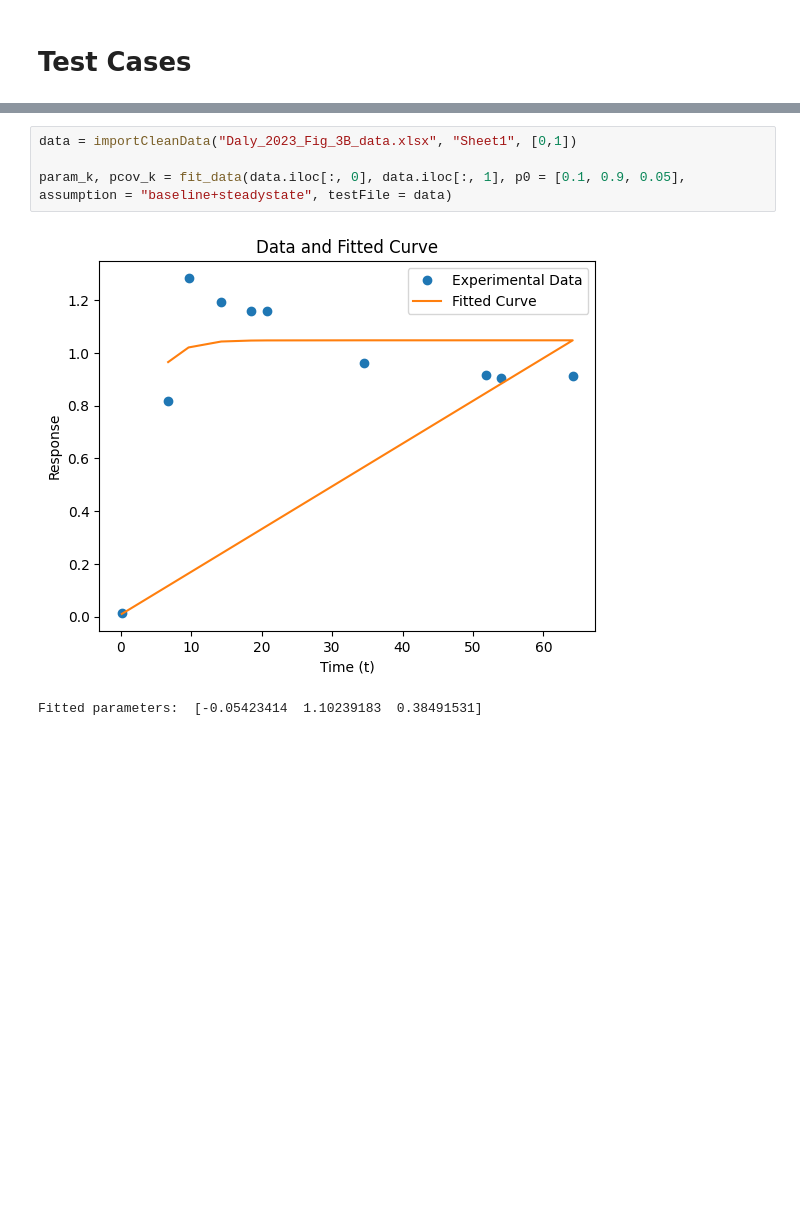
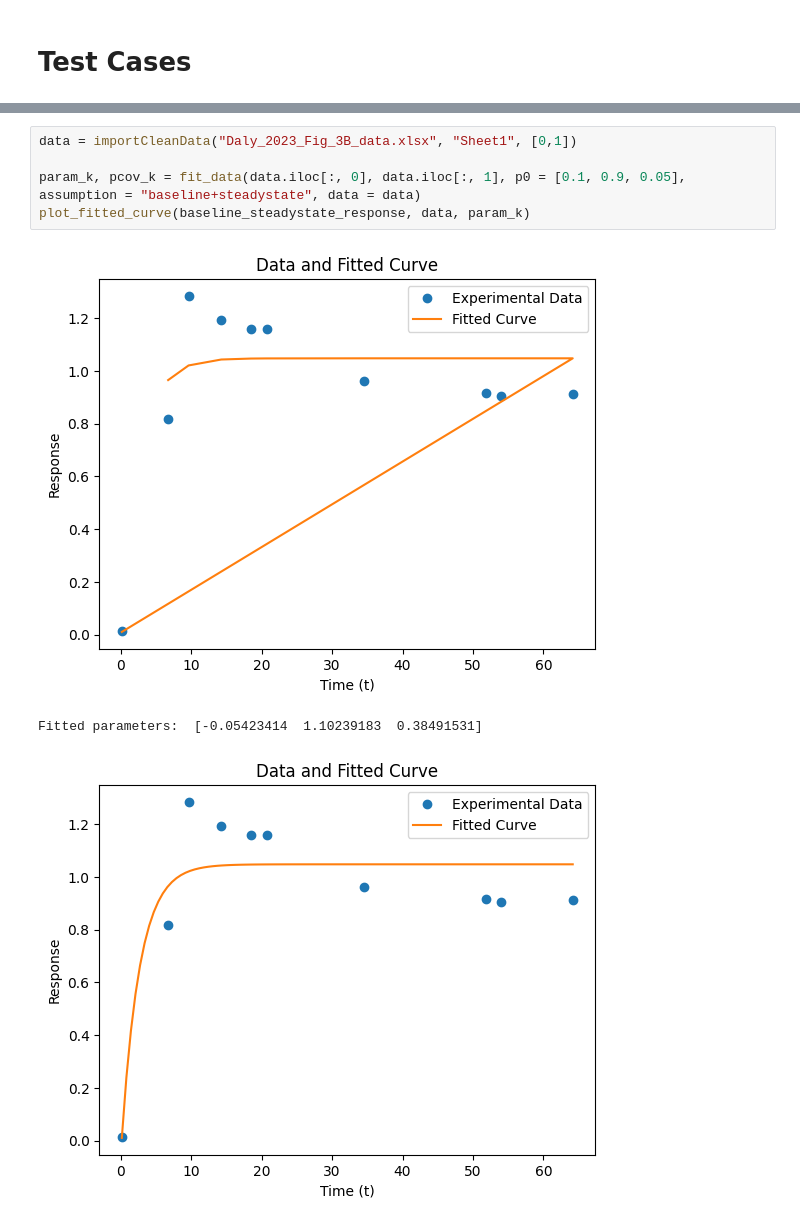
Before and after one commit to Ara101/Data_extraction_kinetic_signaling_data, a Jupyter notebook: Code/python/rate_kinetics_final.ipynb, the cells around one changed output, grey strips where cells are left out. Saved outputs shown, nothing was run; the diff lists cells and outputs as text; blank space fills up the shorter version.

Commit message:
plots completed

```diff
--- a/Code/python/rate_kinetics_final.ipynb
+++ b/Code/python/rate_kinetics_final.ipynb
@@ -451,10 +504,12 @@ Fitted parameters:  [0.00698435 0.9174379  0.01616845 0.01617234]
 # %%
 data = importCleanData("Daly_2023_Fig_3B_data.xlsx", "Sheet1", [0,1])
 
-param_k, pcov_k = fit_data(data.iloc[:, 0], data.iloc[:, 1], p0 = [0.1, 0.9, 0.05], assumption = "baseline+steadystate", testFile = data)
+param_k, pcov_k = fit_data(data.iloc[:, 0], data.iloc[:, 1], p0 = [0.1, 0.9, 0.05], assumption = "baseline+steadystate", data = data)
+plot_fitted_curve(baseline_steadystate_response, data, param_k)
 # %% [output]
 [figure]
 Fitted parameters:  [-0.05423414  1.10239183  0.38491531]
+[figure, added]
 # %%
 data = importCleanData("Daly_2023_Fig_3B_data.xlsx", "Sheet1", [0,1])
 
```
Also changed, not shown: parts of 7 cells of this notebook.
